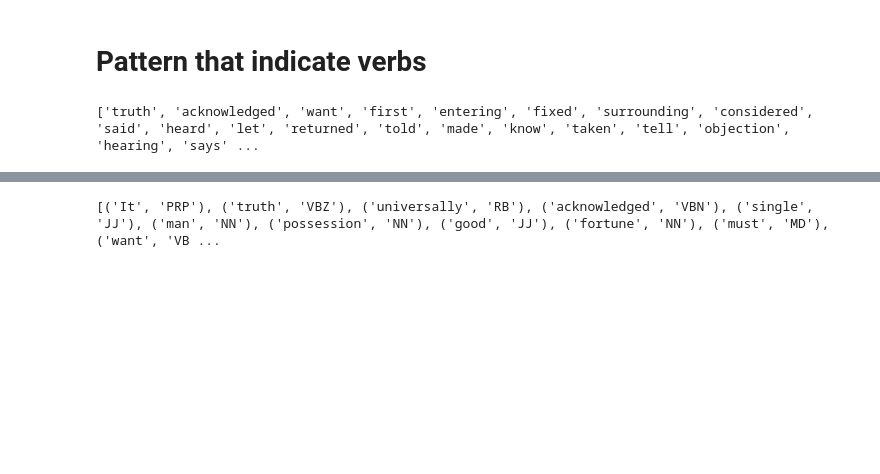
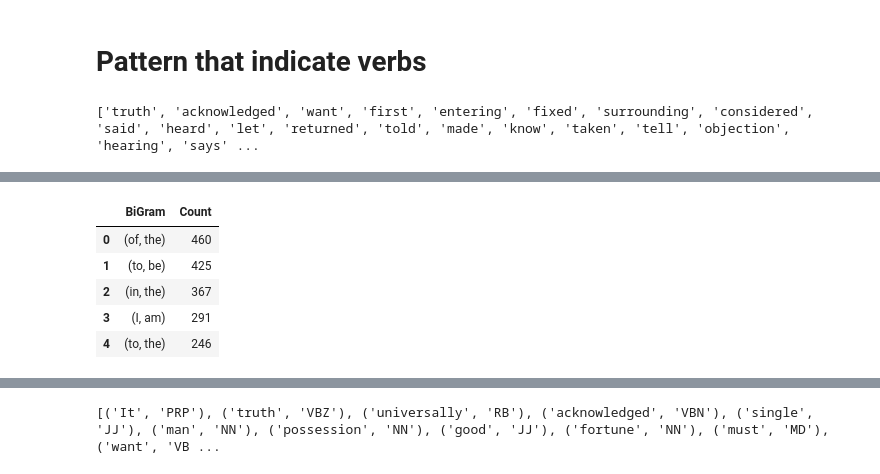
Before and after one commit to RSeth-Creator/Data, a Jupyter notebook: NLP_GutenBerg__Dataset_Analysis.ipynb, the cells around one changed output, grey strips where cells are left out. Drawn from its saved outputs; the diff is of its cells as text; code cells hidden in the pictures; blank space fills up the shorter version.

```diff
--- a/NLP_GutenBerg__Dataset_Analysis.ipynb
+++ b/NLP_GutenBerg__Dataset_Analysis.ipynb
@@ -189,0 +217,11 @@ print(verb)
+# %%
+#Top 5  Bi-Grams
+bigram = pd.DataFrame(sorted(bigram.items(), key=lambda item: item[1],reverse=True)[:5], columns=['BiGram','Count'])
+bigram
+# %% [output]
+|  | BiGram | Count |
+| 0 | (of, the) | 460 |
+| 1 | (to, be) | 425 |
+| 2 | (in, the) | 367 |
+| 3 | (I, am) | 291 |
+| 4 | (to, the) | 246 |
```
Also changed, not shown: parts of 30 cells of this notebook.
